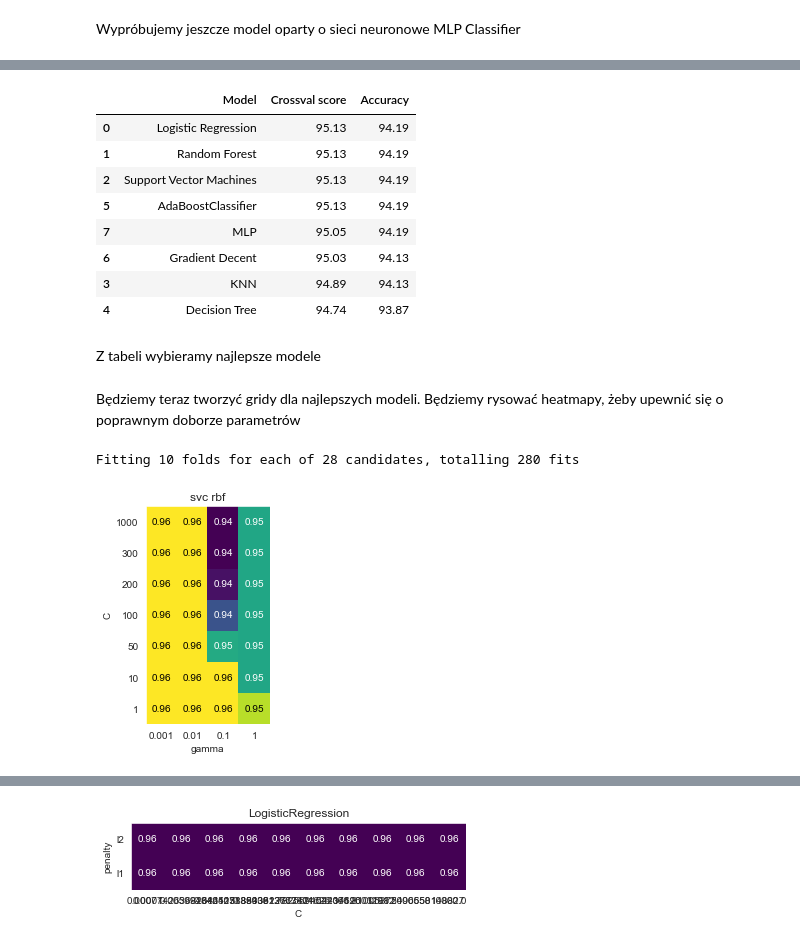
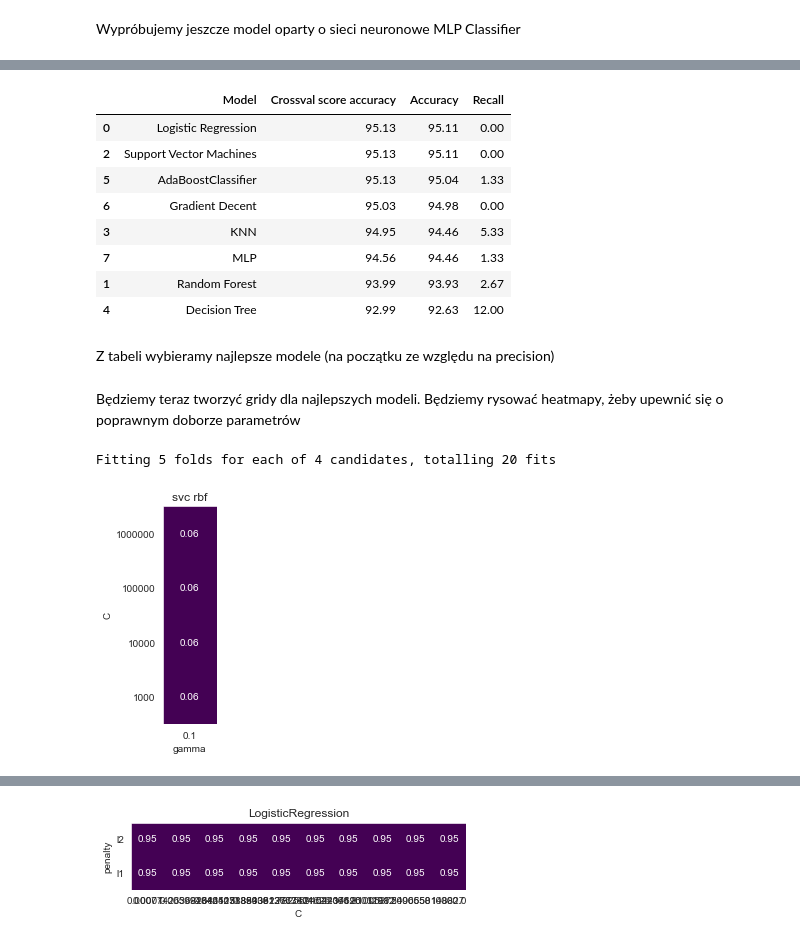
Before and after one commit to she3r/Projekt_PSI, a Jupyter notebook: Projekt zaliczeniowy/project.ipynb, the cells around one changed output, grey strips where cells are left out. Saved outputs shown, nothing was run; the diff lists cells and outputs as text; code cells hidden in the pictures.

```diff
--- a/Projekt zaliczeniowy/project.ipynb
+++ b/Projekt zaliczeniowy/project.ipynb
@@ -330,11 +371,11 @@ KNN Classifier
 ##knn
 from sklearn.neighbors import KNeighborsClassifier
 
-model = KNeighborsClassifier(n_neighbors = 4)
+model = KNeighborsClassifier()
 model.fit(X_train,y_train)
 prediction_knn=model.predict(X_test)
 print('--------------The Accuracy of the model----------------------------')
-print('The accuracy of the K Nearst Neighbors Classifier is',round(accuracy_score(prediction_knn,y_test)*100,2))
+print('The accuracy of the K Nearst Neighbors Classifier is',round(accuracy_score(y_test,prediction_knn)*100,2))
 result_knn=cross_val_score(model,all_features,target,cv=kfold,scoring='accuracy')
 print('The cross validated score for K Nearest Neighbors Classifier is:',round(result_knn.mean()*100,2))
 y_pred = cross_val_predict(model,all_features,target,cv=kfold)
@@ -342,6 +383,7 @@ sns.heatmap(confusion_matrix(target,y_pred),annot=True,fmt='3.0f',cmap="summer")
 plt.title('Confusion_matrix', y=1.05, size=15)
 plt.show()
 crosval_scores.append(round(result_knn.mean()*100,2))
-accuracy_scores.append(round(accuracy_score(prediction_knn,y_test)*100,2))
+accuracy_scores.append(round(accuracy_score(y_test,prediction_knn)*100,2))
+recall_scores.append(round(recall_score(y_test,prediction_knn)*100,2))
 # %% [output]
 --------------The Accuracy of the model----------------------------
@@ -354,13 +396,14 @@ Decision Tree Classifier
 # kfold = StratifiedKFold(n_splits=10,random_state=587,shuffle=True)
 # Decision Tree
 from sklearn.tree import DecisionTreeClassifier
-model= DecisionTreeClassifier(criterion='gini',
-                             min_samples_split=10,min_samples_leaf=1,
-                             max_features='auto')
+# model= DecisionTreeClassifier(criterion='gini',
+#                              min_samples_split=10,min_samples_leaf=1,
+#                              max_features='auto')
+model= DecisionTreeClassifier()
 model.fit(X_train,y_train)
 prediction_tree=model.predict(X_test)
 print('--------------The Accuracy of the model----------------------------')
-print('The accuracy of the DecisionTree Classifier is',round(accuracy_score(prediction_tree,y_test)*100,2))
+print('The accuracy of the DecisionTree Classifier is',round(accuracy_score(y_test,prediction_tree)*100,2))
 result_tree=cross_val_score(model,all_features,target,cv=kfold,scoring='accuracy')
 print('The cross validated score for Decision Tree classifier is:',round(result_tree.mean()*100,2))
 y_pred = cross_val_predict(model,all_features,target,cv=kfold)
@@ -368,6 +411,7 @@ sns.heatmap(confusion_matrix(target,y_pred),annot=True,fmt='3.0f',cmap="summer")
 plt.title('Confusion_matrix', y=1.05, size=15)
 plt.show()
 crosval_scores.append(round(result_tree.mean()*100,2))
-accuracy_scores.append(round(accuracy_score(prediction_tree,y_test)*100,2))
+accuracy_scores.append(round(accuracy_score(y_test,prediction_tree)*100,2))
+recall_scores.append(round(recall_score(y_test,prediction_tree)*100,2))
 # %% [output]
 --------------The Accuracy of the model----------------------------
@@ -426,7 +472,7 @@ Wypróbujemy jeszcze model oparty o sieci neuronowe MLP Classifier
 # %%
 # kfold = StratifiedKFold(n_splits=10,random_state=1121315,shuffle=True)
 from sklearn.neural_network import MLPClassifier
-model = MLPClassifier((5,4))
+model = MLPClassifier()
 model.fit(X_train,y_train)
 prediction_mlp = model.predict(X_test)
 # %%
@@ -448,20 +497,20 @@ The cross validated score for MLP Classifier is: 95.05
 # %%
 models = pd.DataFrame({
-    'Model':names, 'Crossval score': crosval_scores, 'Accuracy': accuracy_scores
+    'Model':names, 'Crossval score accuracy': crosval_scores[:-1], 'Accuracy': accuracy_scores[:-1], 'Recall': recall_scores[:-1]
 })
-models.sort_values(by='Crossval score', ascending=False)
+models.sort_values(by='Crossval score accuracy', ascending=False)
 # %% [output]
-|  | Model | Crossval score | Accuracy |
-| 0 | Logistic Regression | 95.13 | 94.19 |
-| 1 | Random Forest | 95.13 | 94.19 |
-| 2 | Support Vector Machines | 95.13 | 94.19 |
-| 5 | AdaBoostClassifier | 95.13 | 94.19 |
-| 7 | MLP | 95.05 | 94.19 |
-| 6 | Gradient Decent | 95.03 | 94.13 |
-| 3 | KNN | 94.89 | 94.13 |
-| 4 | Decision Tree | 94.74 | 93.87 |
+|  | Model | Crossval score accuracy | Accuracy | Recall |
+| 0 | Logistic Regression | 95.13 | 95.11 | 0.00 |
+| 2 | Support Vector Machines | 95.13 | 95.11 | 0.00 |
+| 5 | AdaBoostClassifier | 95.13 | 95.04 | 1.33 |
+| 6 | Gradient Decent | 95.03 | 94.98 | 0.00 |
+| 3 | KNN | 94.95 | 94.46 | 5.33 |
+| 7 | MLP | 94.56 | 94.46 | 1.33 |
+| 1 | Random Forest | 93.99 | 93.93 | 2.67 |
+| 4 | Decision Tree | 92.99 | 92.63 | 12.00 |
 # %% [markdown]
-Z tabeli wybieramy najlepsze modele
+Z tabeli wybieramy najlepsze modele (na początku ze względu na precision)
 # %% [markdown]
 Będziemy teraz tworzyć gridy dla najlepszych modeli. Będziemy rysować heatmapy, żeby upewnić się o poprawnym doborze parametrów
 # %%
@@ -490,27 +539,28 @@ def heatmap(values, xlabel, ylabel, xticklabels, yticklabels, cmap=None,
         ax.text(x, y, fmt % value, color=c, ha="center", va="center")
     return img
 
-kfold = StratifiedKFold(n_splits=10,random_state=123456,shuffle=True)
+current_important_scoring = "precision"
 # %%
 from sklearn.model_selection import GridSearchCV
 # kfold = StratifiedKFold(n_splits=10,random_state=744255,shuffle=True)
 # rbf
 model= SVC()
 param_grid_rbf = {'kernel': ['rbf'],
                   'gamma': [ 0.001, 0.01, 0.1, 1],
                   'C': [1, 10, 50, 100,200,300, 1000]}
 
-modelsvm_rbf = GridSearchCV(model,param_grid = param_grid_rbf, cv=kfold, scoring="accuracy", n_jobs= 4, verbose = 1)
+modelsvm_rbf = GridSearchCV(model,param_grid = param_grid_rbf, cv=kfold, scoring=current_important_scoring, n_jobs= 4, verbose = 1)
 
 modelsvm_rbf.fit(X_train,y_train)
+X_prediction_svm_rbf = modelsvm_rbf.predict(X_test)
 results = pd.DataFrame(modelsvm_rbf.cv_results_)
-scores = np.array(results.mean_test_score).reshape(7,4)
+scores = np.array(results.mean_test_score).reshape(4,1)
 heatmap(scores, xlabel='gamma', xticklabels=param_grid_rbf['gamma'], ylabel='C', yticklabels=param_grid_rbf['C'], cmap="viridis")
 plt.title('svc rbf')
 plt.show()
 # %% [output]
-Fitting 10 folds for each of 28 candidates, totalling 280 fits
+Fitting 5 folds for each of 4 candidates, totalling 20 fits
-[figure, old version]
+[figure, new version]
 # %%
 # linear
 model= SVC()
```
Also changed, not shown: parts of 40 cells of this notebook.
